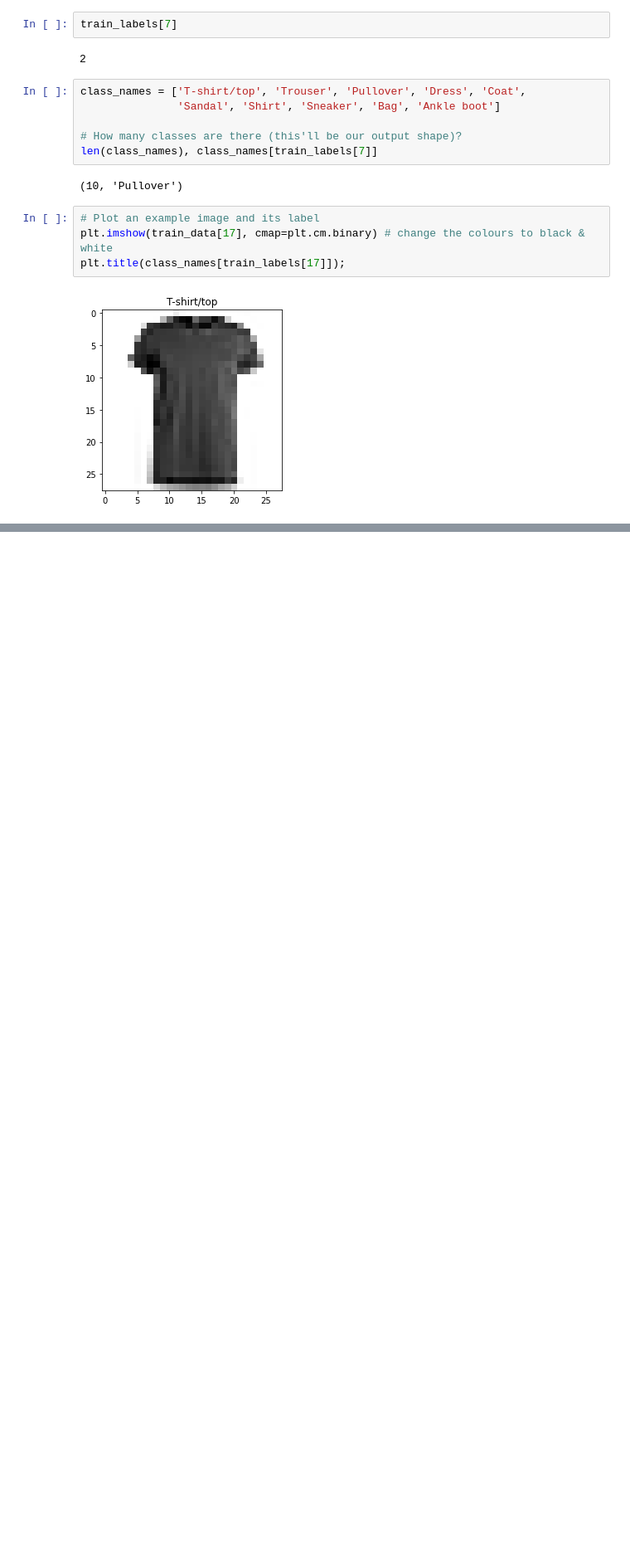
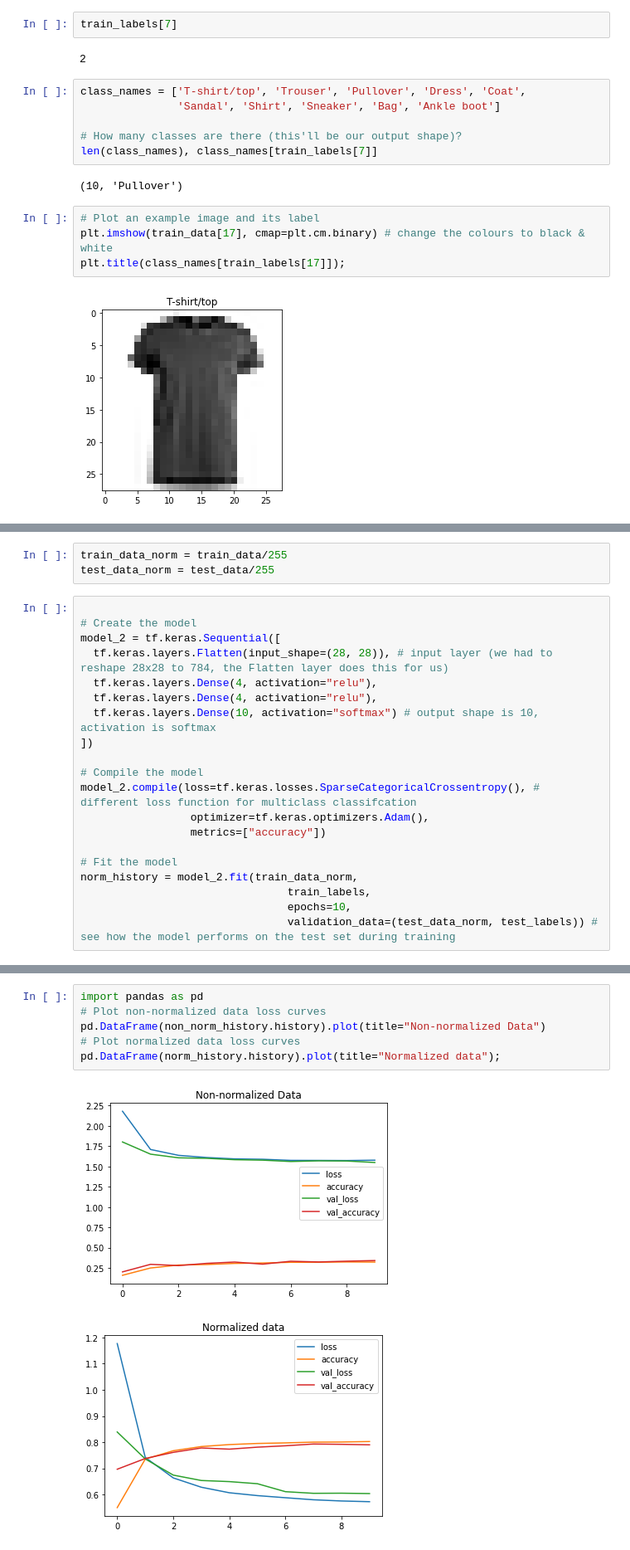
Before and after one commit to Amgonz34/learning_tensorflow, a Jupyter notebook: Classification_pt2_multiclass.ipynb, the cells around one changed output, grey strips where cells are left out. Shown at 83% size. Cells and saved outputs as stored; diff of their text form; blank space fills up the shorter version.

```diff
--- a/Classification_pt2_multiclass.ipynb
+++ b/Classification_pt2_multiclass.ipynb
@@ -105,0 +119,23 @@ Epoch 10/10
+# %%
+train_data_norm = train_data/255
+test_data_norm = test_data/255
+# %%
+
+# Create the model
+model_2 = tf.keras.Sequential([
+  tf.keras.layers.Flatten(input_shape=(28, 28)), # input layer (we had to reshape 28x28 to 784, the Flatten layer does this for us)
+  tf.keras.layers.Dense(4, activation="relu"),
+  tf.keras.layers.Dense(4, activation="relu"),
+  tf.keras.layers.Dense(10, activation="softmax") # output shape is 10, activation is softmax
+])
+
+# Compile the model
+model_2.compile(loss=tf.keras.losses.SparseCategoricalCrossentropy(), # different loss function for multiclass classifcation
+                 optimizer=tf.keras.optimizers.Adam(),
+                 metrics=["accuracy"])
+
+# Fit the model
+norm_history = model_2.fit(train_data_norm,
+                                train_labels,
+                                epochs=10,
+                                validation_data=(test_data_norm, test_labels)) # see how the model performs on the test set during training
@@ -105,0 +163,9 @@ Epoch 10/10
+# %%
+import pandas as pd
+# Plot non-normalized data loss curves
+pd.DataFrame(non_norm_history.history).plot(title="Non-normalized Data")
+# Plot normalized data loss curves
+pd.DataFrame(norm_history.history).plot(title="Normalized data");
+# %% [output]
+[figure, added]
+[figure, added]
```
Also changed, not shown: parts of 25 cells of this notebook.
